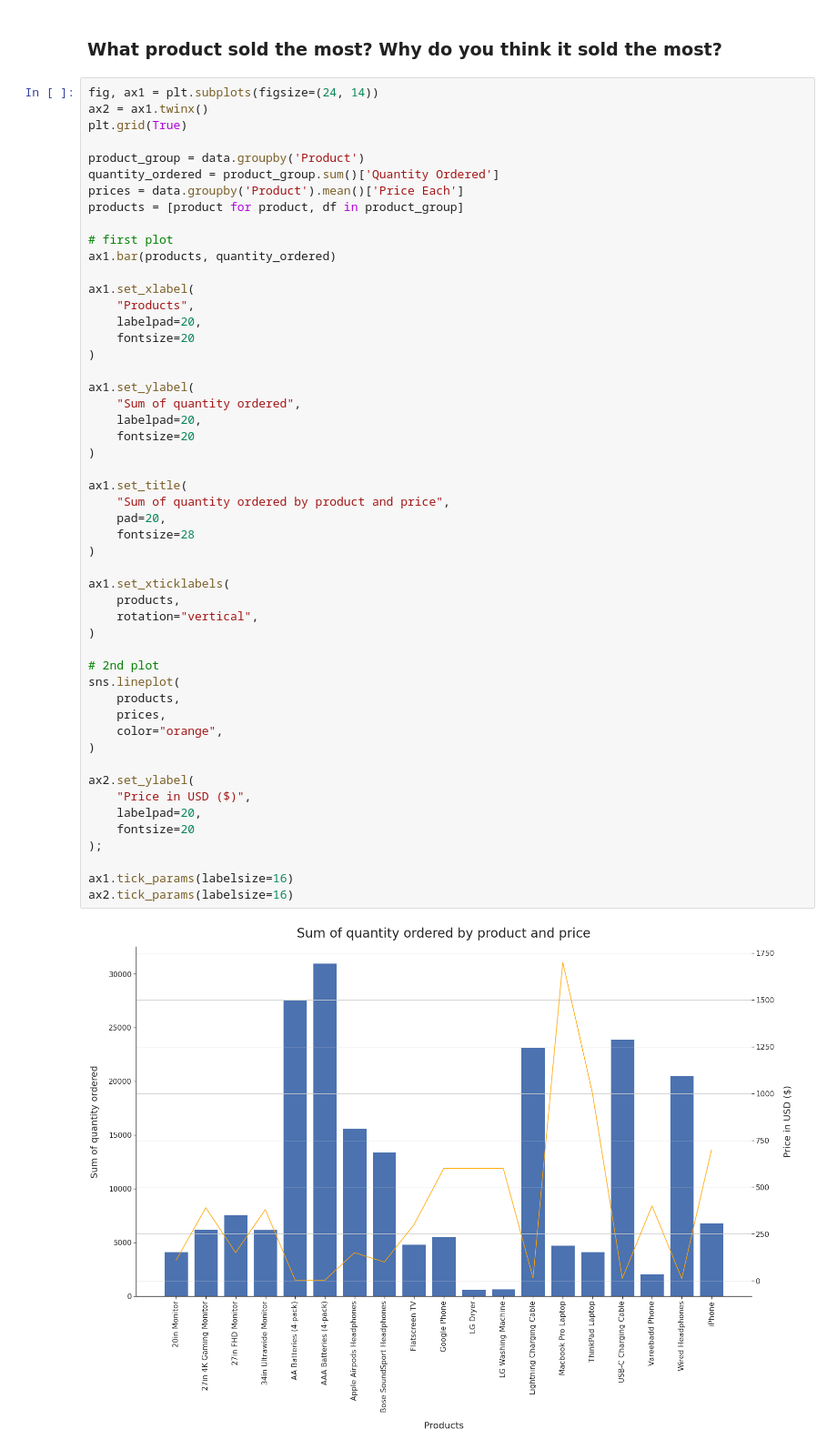
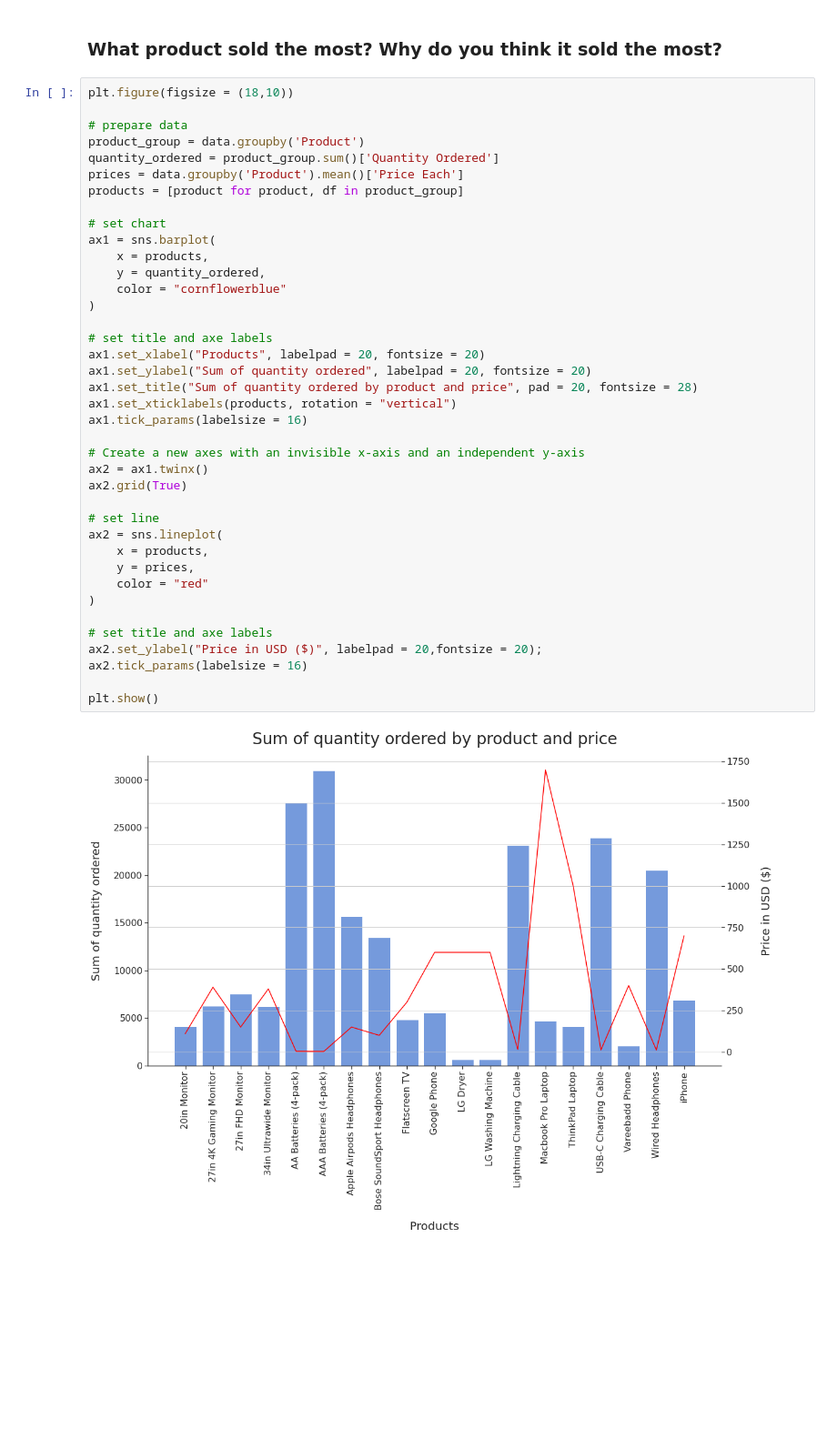
Before and after one commit to daillet/SalesProductAnalysis, a Jupyter notebook: SalesProductAnalysis.ipynb, the cells around one changed output. Shown: that part at 91% size. Drawn from its saved outputs; the diff is of its cells as text; blank space fills up the shorter version.

```diff
--- a/SalesProductAnalysis.ipynb
+++ b/SalesProductAnalysis.ipynb
@@ -394,55 +359,43 @@ plt.show()
 # %% [markdown]
 ### What product sold the most? Why do you think it sold the most?
 # %%
-fig, ax1 = plt.subplots(figsize=(24, 14))
-ax2 = ax1.twinx()
-plt.grid(True)
+plt.figure(figsize = (18,10))
 
+# prepare data
 product_group = data.groupby('Product')
 quantity_ordered = product_group.sum()['Quantity Ordered']
 prices = data.groupby('Product').mean()['Price Each']
 products = [product for product, df in product_group]
 
-# first plot
-ax1.bar(products, quantity_ordered)
-
-ax1.set_xlabel(
-    "Products",
-    labelpad=20,
-    fontsize=20
+# set chart
+ax1 = sns.barplot(
+    x = products,
+    y = quantity_ordered,
+    color = "cornflowerblue"
 )
 
-ax1.set_ylabel(
-    "Sum of quantity ordered",
-    labelpad=20,
-    fontsize=20
+# set title and axe labels
+ax1.set_xlabel("Products", labelpad = 20, fontsize = 20)
+ax1.set_ylabel("Sum of quantity ordered", labelpad = 20, fontsize = 20)
+ax1.set_title("Sum of quantity ordered by product and price", pad = 20, fontsize = 28)
+ax1.set_xticklabels(products, rotation = "vertical")
+ax1.tick_params(labelsize = 16)
+
+# Create a new axes with an invisible x-axis and an independent y-axis
+ax2 = ax1.twinx()
+ax2.grid(True)
+
+# set line
+ax2 = sns.lineplot(
+    x = products,
+    y = prices,
+    color = "red"
 )
 
-ax1.set_title(
-    "Sum of quantity ordered by product and price",
-    pad=20,
-    fontsize=28
-)
+# set title and axe labels
+ax2.set_ylabel("Price in USD ($)", labelpad = 20,fontsize = 20);
+ax2.tick_params(labelsize = 16)
 
-ax1.set_xticklabels(
-    products,
-    rotation="vertical",
-)
-
-# 2nd plot
-sns.lineplot(
-    products,
-    prices,
-    color="orange",
-)
-
-ax2.set_ylabel(
-    "Price in USD ($)",
-    labelpad=20,
-    fontsize=20
-);
-
-ax1.tick_params(labelsize=16)
-ax2.tick_params(labelsize=16)
+plt.show()
 # %% [output]
-[figure, old version]
+[figure, new version]
```
Also changed, not shown: parts of 5 cells of this notebook, 1 other file.
